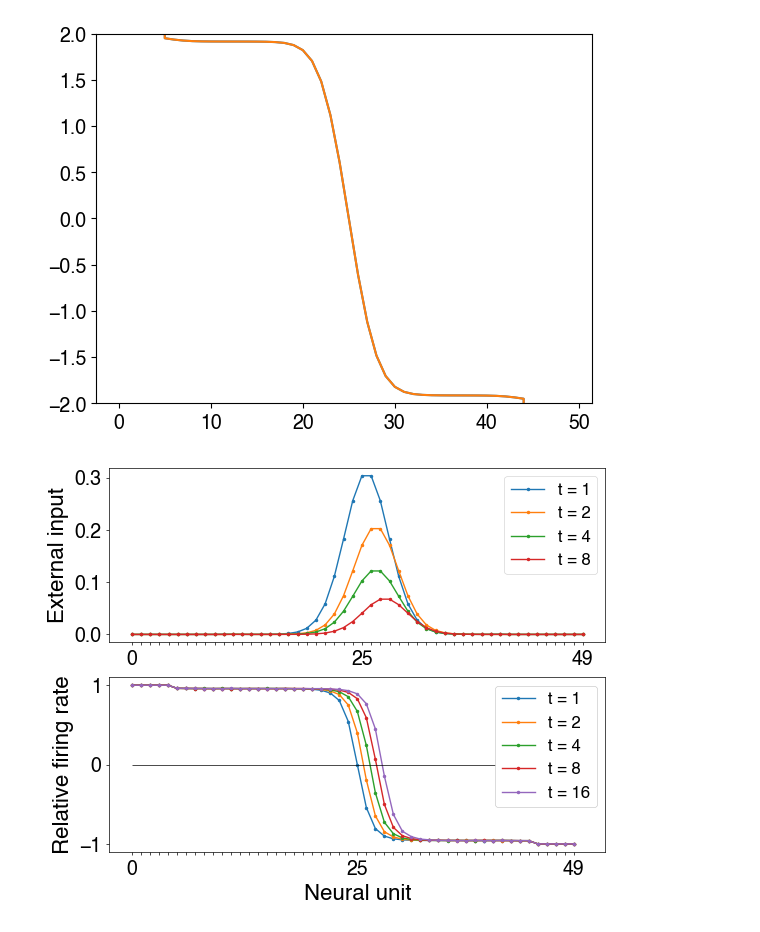
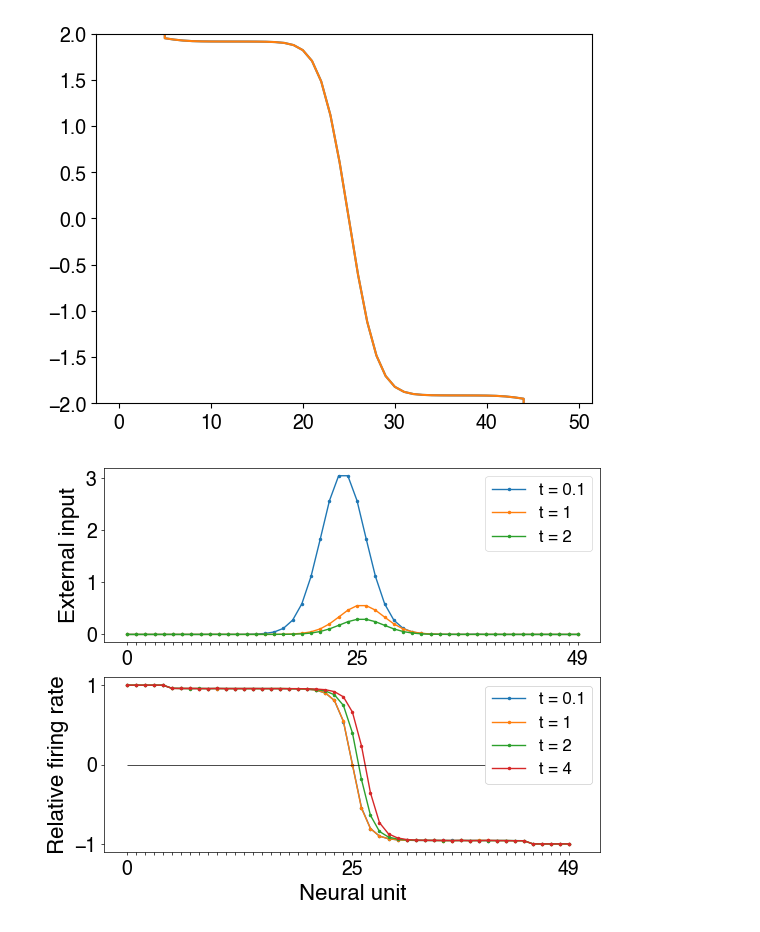
Before and after one commit to Collective-Logic-Lab/laplace-decisions, a Jupyter notebook: develop-translation-operator.ipynb, the cells around one changed output. Saved outputs shown, nothing was run; the diff lists cells and outputs as text; code cells hidden in the pictures.

```diff
--- a/develop-translation-operator.ipynb
+++ b/develop-translation-operator.ipynb
@@ -446,7 +301,7 @@ plt.axis(ymin=-2,ymax=+2)
 # %%
 noise_var = 1e-4 # 0.1 # strength of noise (variance added per unit time)
 i_final = 5 #(t increases exponentially with i) #100 #20
-t_start = 1. #0.5 #1.
+t_start = 0.1 #1. #0.5 #1.
 t_final = t_start + 2**(i_final-1)
 delta_t = 0.001 #0.001
 input_times = np.arange(t_start,t_final+delta_t,delta_t)[:-1] # don't need an input at the final timepoint
@@ -483,40 +338,40 @@ rates = np.tanh(states)
 # input plot
 plt.subplot(2,1,1)
 i_list = list(range(i_final))
-times = [2**i for i in i_list] #[0,1,2,4,8]
+times = [0.1,1,2,4] #[2**i for i in i_list] #[0,1,2,4,8]
 for t in times[:-1]:
     plt.plot(translation_input_time_varying[int(t/delta_t)],'.-',label='t = {}'.format(t),lw=1,ms=3)
 leg = plt.legend()
 labels=['' for i in range(N)]
 labeled_n = [0,int(N/2),N-1]
 for n in labeled_n:
     labels[n] = n
 plt.xticks(ticks=range(N),labels=labels)
 plt.ylabel('External input')
 #plt.xlabel('Neural unit')
 defaultFigure.makePretty(leg=leg)
 
 # firing rate plot
 plt.subplot(2,1,2)
 for i,t in zip(i_list,times):
     plt.plot(rates.loc[t],'.-',label="t = {}".format(t),lw=1,ms=3)
     #plt.vlines([center + 2/3*i],-0.5,0.5,color='C3',lw=0.5)
 plt.hlines(0,0,50,color='k',lw=0.5)
 
 plt.xlabel('Neural unit')
 plt.ylabel('Relative firing rate')
 leg = plt.legend(framealpha=1)
 labels=['' for i in range(N)]
 labeled_n = [0,int(N/2),N-1]
 for n in labeled_n:
     labels[n] = n
 plt.xticks(ticks=range(N),labels=labels)
 defaultFigure.makePretty(leg=leg)
 
 plt.subplots_adjust(bottom=0.15,top=0.95)
-#plt.savefig('230928_move_edge_constant_velocity.pdf')
+#plt.savefig('231018_move_edge_decaying_velocity.pdf')
 # %% [output]
-[figure, old version]
+[figure, new version]
 # %%
 plt.plot(rates.index,[find_edge_location(rates.loc[i]) for i in rates.index],'.',label='Simulation')
 plt.plot(rates.index,center+np.log(rates.index),label='$C+ \log(t)$',lw=2)
```
Also changed, not shown: parts of 9 cells of this notebook, 1 other file.
